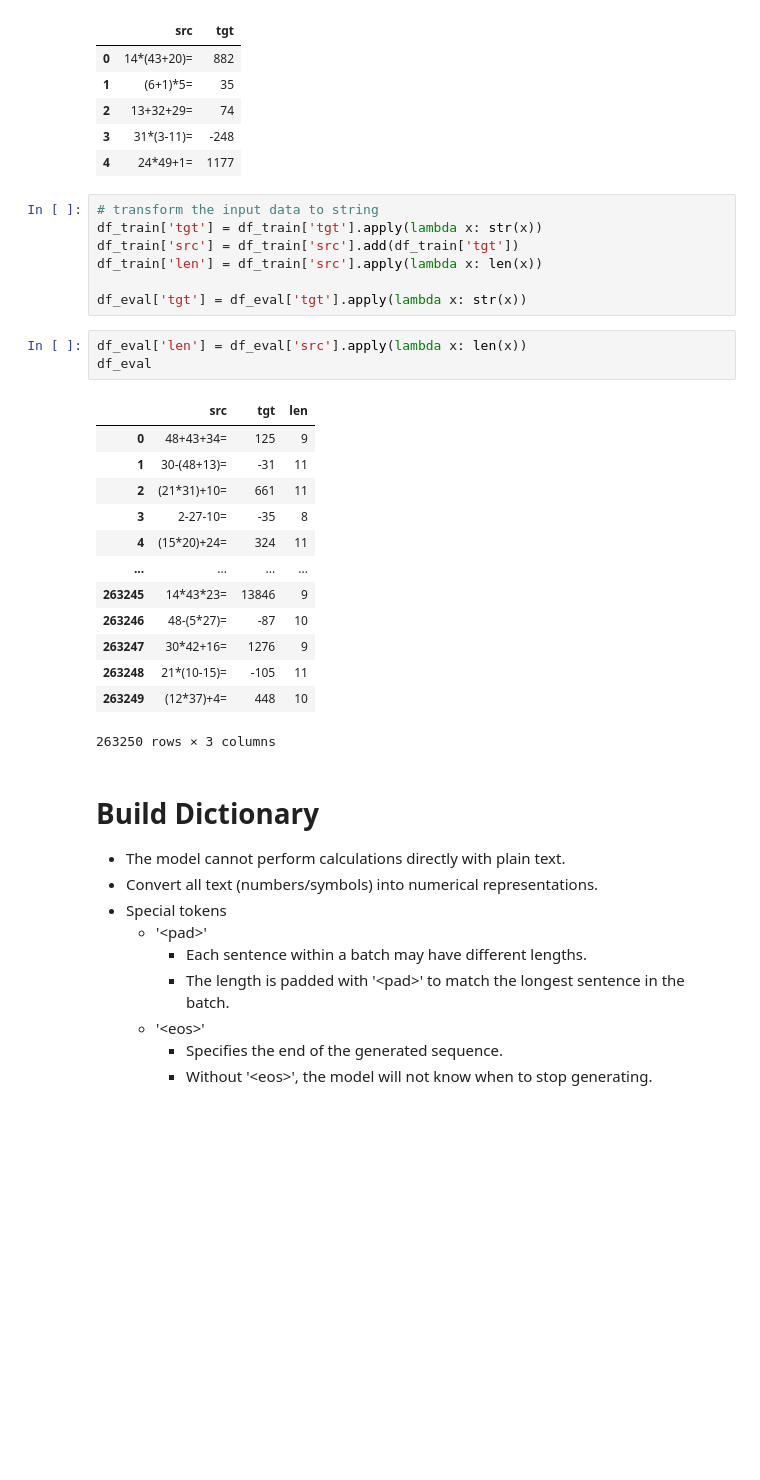
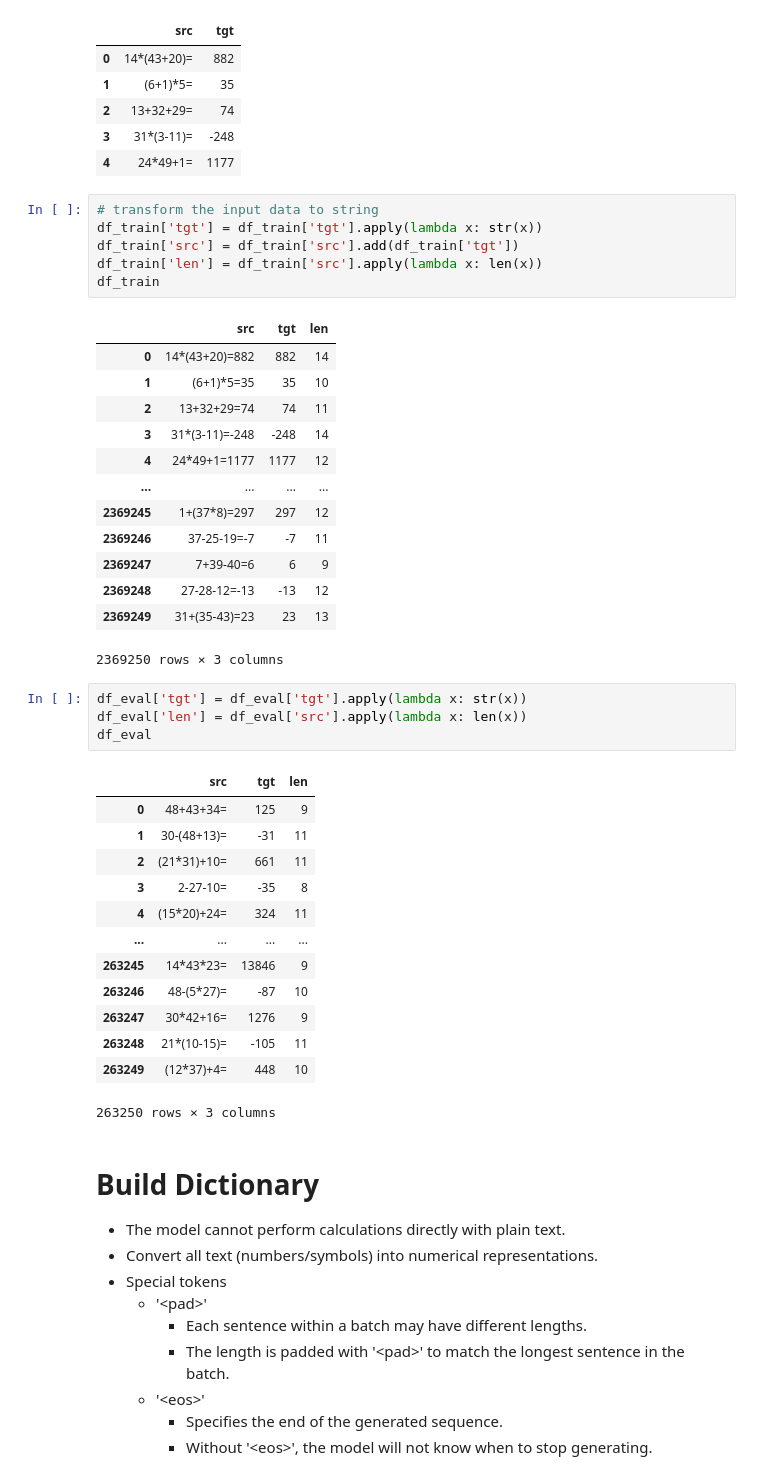
Before and after one commit to difersalest/NLP-Exercise-2, a Jupyter notebook: main.ipynb, the cells around one changed output. Drawn from its saved outputs; the diff is of its cells as text; blank space fills up the shorter version.

```diff
--- a/main.ipynb
+++ b/main.ipynb
@@ -35,11 +35,25 @@ df_train.head()
 # %%
 # transform the input data to string
 df_train['tgt'] = df_train['tgt'].apply(lambda x: str(x))
 df_train['src'] = df_train['src'].add(df_train['tgt'])
 df_train['len'] = df_train['src'].apply(lambda x: len(x))
-
-df_eval['tgt'] = df_eval['tgt'].apply(lambda x: str(x))
+df_train
+# %% [output]
+|  | src | tgt | len |
+| 0 | 14*(43+20)=882 | 882 | 14 |
+| 1 | (6+1)*5=35 | 35 | 10 |
+| 2 | 13+32+29=74 | 74 | 11 |
+| 3 | 31*(3-11)=-248 | -248 | 14 |
+| 4 | 24*49+1=1177 | 1177 | 12 |
+| ... | ... | ... | ... |
+| 2369245 | 1+(37*8)=297 | 297 | 12 |
+| 2369246 | 37-25-19=-7 | -7 | 11 |
+| 2369247 | 7+39-40=6 | 6 | 9 |
+| 2369248 | 27-28-12=-13 | -13 | 12 |
+| 2369249 | 31+(35-43)=23 | 23 | 13 |
+2369250 rows × 3 columns
 # %%
+df_eval['tgt'] = df_eval['tgt'].apply(lambda x: str(x))
 df_eval['len'] = df_eval['src'].apply(lambda x: len(x))
 df_eval
 # %% [output]
```
Also changed, not shown: parts of 10 cells of this notebook, 3 other files.
